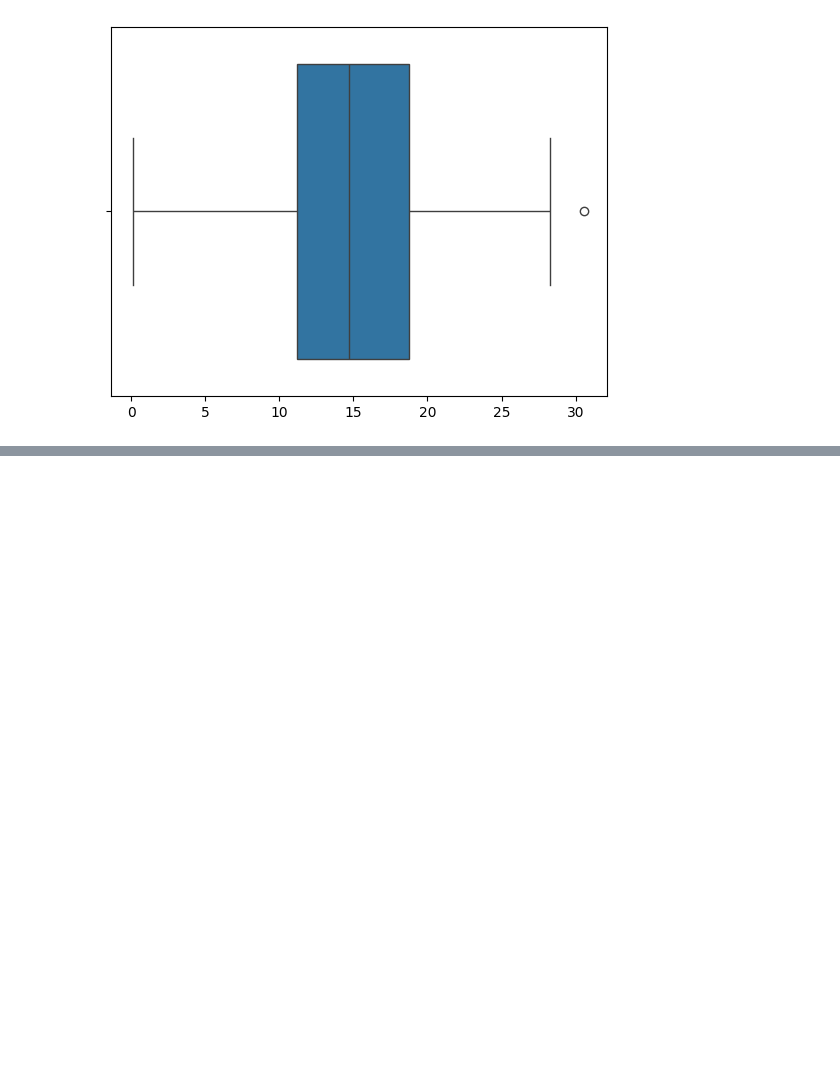
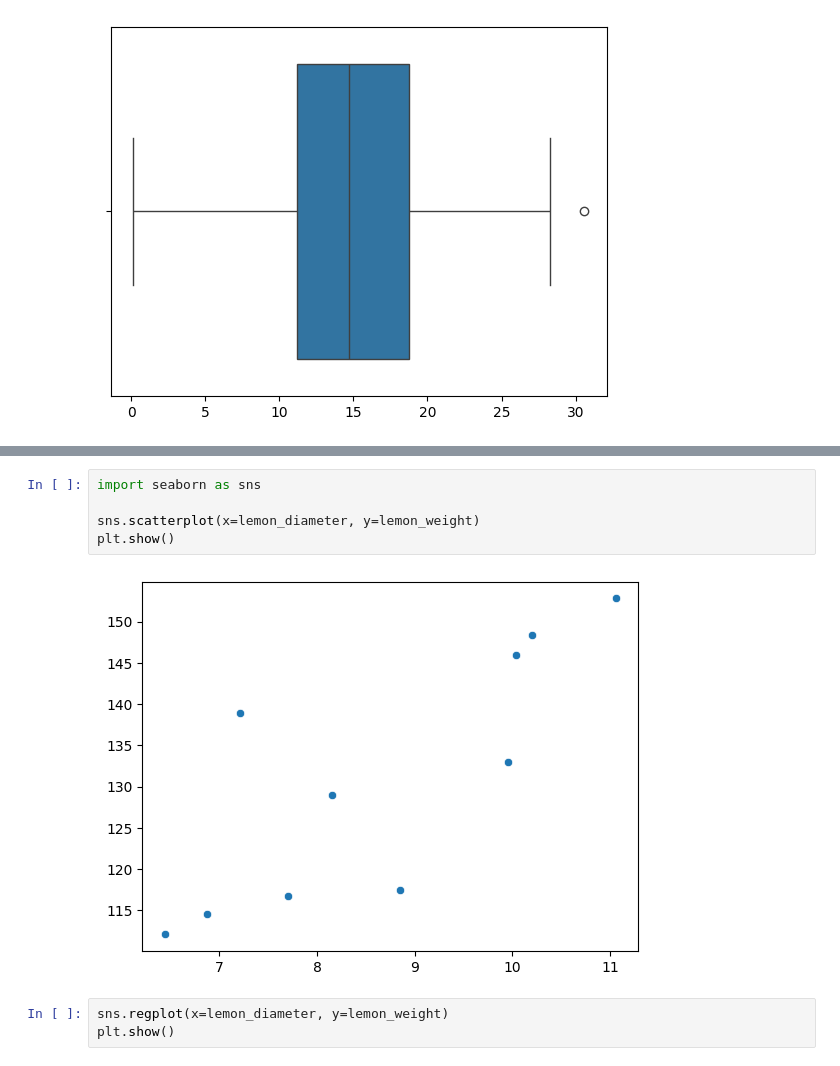
Before and after one commit to adrianramadhan/python-data-analyst, a Jupyter notebook: visualization.ipynb, the cells around one changed output, grey strips where cells are left out. Saved outputs shown, nothing was run; the diff lists cells and outputs as text; blank space fills up the shorter version.

```diff
--- a/visualization.ipynb
+++ b/visualization.ipynb
@@ -90,0 +105,10 @@ plt.show()
+# %%
+import seaborn as sns
+
+sns.scatterplot(x=lemon_diameter, y=lemon_weight)
+plt.show()
+# %% [output]
+[figure, added]
+# %%
+sns.regplot(x=lemon_diameter, y=lemon_weight)
+plt.show()
```
Also changed, not shown: parts of 2 cells of this notebook.
